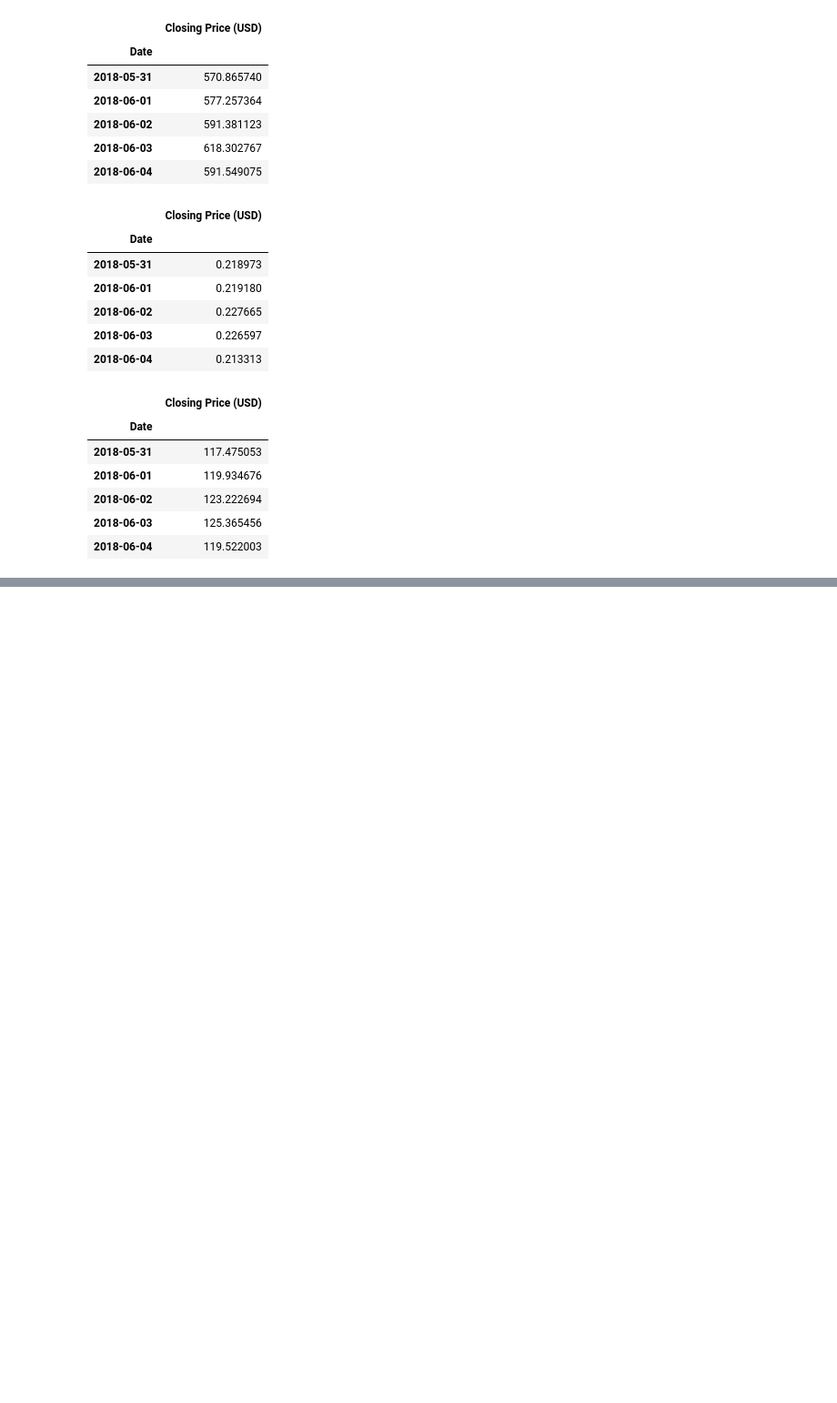
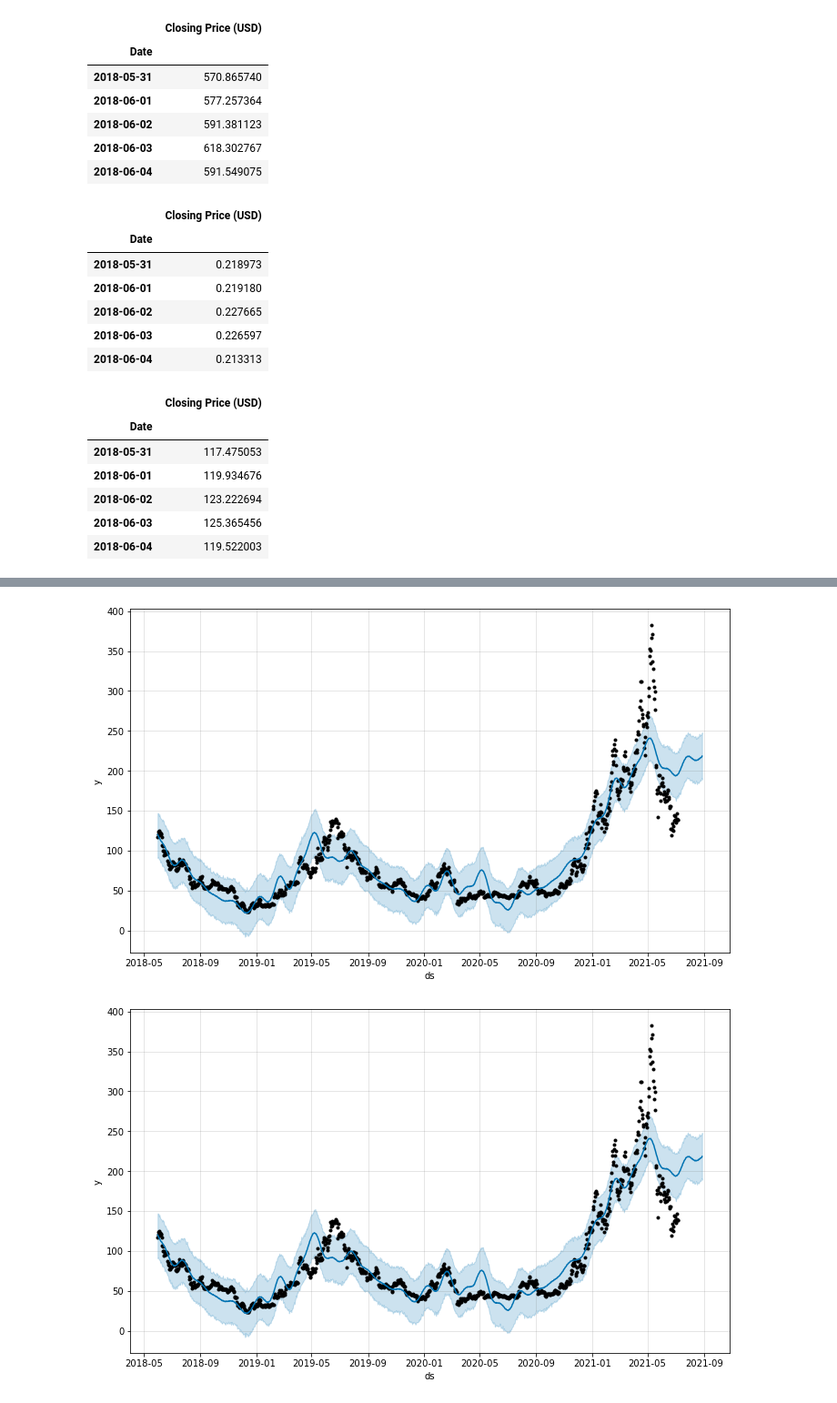
Before and after one commit to talibkateeb/Crypto-Forecast-Trader, a Jupyter notebook: crypto_forecast_trader.ipynb, the cells around one changed output, grey strips where cells are left out. Shown at 91% size. Cells and saved outputs as stored; diff of their text form; code cells hidden in the pictures; blank space fills up the shorter version.

```diff
--- a/crypto_forecast_trader.ipynb
+++ b/crypto_forecast_trader.ipynb
@@ -119,0 +184,3 @@ display(ltc_sliced_df.head())
+# %%
+# Create a Prophet model for Litecoin
+model_ltc = Prophet()
@@ -119,0 +209,3 @@ display(ltc_sliced_df.head())
+# %%
+# Fit the Litecoin
+model_ltc.fit(ltc_rename_df)
@@ -119,0 +256,6 @@ display(ltc_sliced_df.head())
+# %%
+# Forecast one year of weekly future trends data for litecoin, set periods=52 because of year has 52 weeks. freq paramer to "d" of daily
+future_litecoin = model_ltc.make_future_dataframe(periods=52, freq="d")
+
+# Display the last five rows of the future_bitcoin_ DataFrame
+future_litecoin.tail()
@@ -119,0 +310,6 @@ display(ltc_sliced_df.head())
+# %%
+# Make predictions for Litecoin using future_litecoin DateFrame
+forecast_litecoin = model_ltc.predict(future_litecoin)
+
+# Display the first five rows of the forecast_canada DataFrame
+forecast_litecoin.head()
@@ -119,0 +343,6 @@ display(ltc_sliced_df.head())
+# %%
+# Plot the Prophet predictions for Litecoin
+model_ltc.plot(forecast_litecoin)
+# %% [output]
+[figure, added]
+[figure, added]
```
Also changed, not shown: parts of 30 cells of this notebook.
